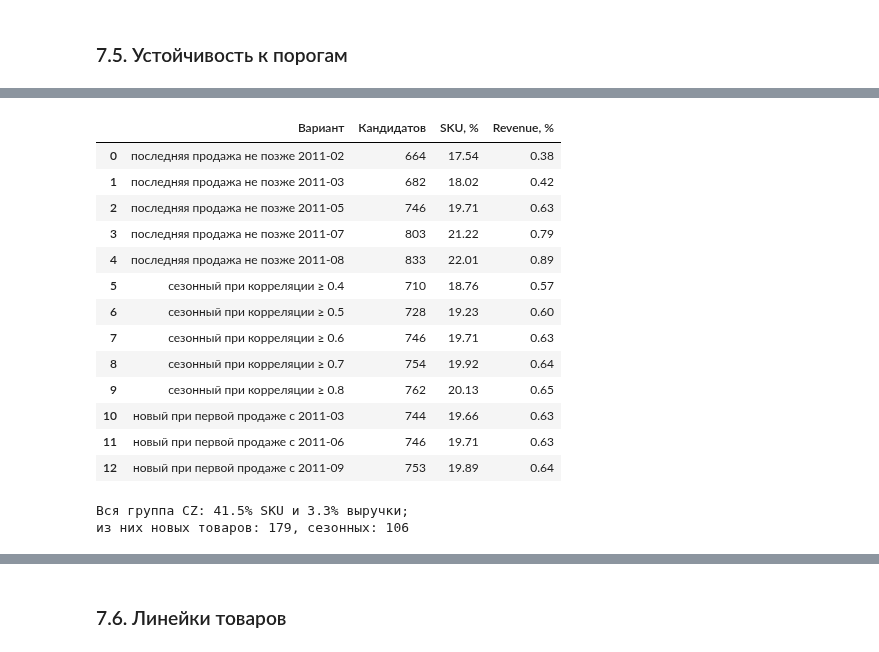
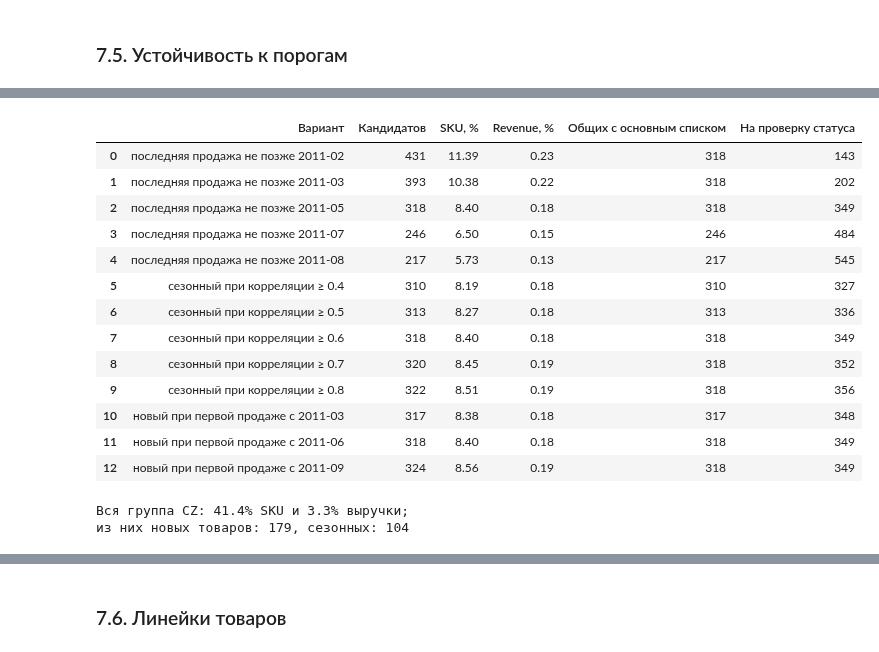
Before and after one commit to AnastasiaPatrusheva/Data-Analytics-Portfolio, a Jupyter notebook: abc-xyz-assortment/abc_xyz_analysis.ipynb, the cells around one changed output, grey strips where cells are left out. Drawn from its saved outputs; the diff is of its cells as text; code cells hidden in the pictures.

```diff
--- a/abc-xyz-assortment/abc_xyz_analysis.ipynb
+++ b/abc-xyz-assortment/abc_xyz_analysis.ipynb
@@ -1533,12 +1702,14 @@ C-товаров с частым A-партнёром: 584
 # %%
 REC_NEW = "Наблюдать: новый товар"
 REC_SEASONAL = "Оставить: сезонный спрос"
-REC_STOPPED = "Вывести: продаж нет 6+ месяцев"
+REC_STOPPED = "Проверить статус: продаж нет 6+ месяцев"
 REC_WEAK = "Кандидат на вывод: редкий хаотичный спрос"
 REC_COMPANION = "Ручная проверка: покупают вместе с A-товаром"
 REC_CHECK_STOCK = "Проверить наличие: продажи значимого товара прекратились"
 REC_KEEP = "Оставить"
-CANDIDATE_LABELS = [REC_STOPPED, REC_WEAK]
+CANDIDATE_LABELS = [REC_WEAK]
+# Товары без продаж не кандидаты сами по себе: сначала нужно узнать, сняты они или закончились на складе
+REVIEW_LABELS = [REC_WEAK, REC_STOPPED]
 
 
 def recommend(sku, max_orders=MAX_ORDERS, max_customers=MAX_CUSTOMERS):
@@ -1550,13 +1721,15 @@ def recommend(sku, max_orders=MAX_ORDERS, max_customers=MAX_CUSTOMERS):
     Args:
         sku: таблица товаров с классами и признаками.
         max_orders: порог числа заказов для «редкого спроса».
-        max_customers: порог числа покупателей для «редкого спроса».
+        max_customers: порог числа покупателей для «редкого спроса». Заказы без ID
+            считаются заказами разных покупателей, чтобы неизвестность не делала товар слабым.
 
     Returns:
         Series с текстом рекомендации по каждому StockCode.
     """
     is_c = sku["ABC"] == "C"
-    weak = (sku["Group"] == "CZ") & (sku["Orders"] <= max_orders) & (sku["Customers"] <= max_customers)
+    max_buyers = sku["Customers"] + sku["AnonymousOrders"]
+    weak = (sku["Group"] == "CZ") & (sku["Orders"] <= max_orders) & (max_buyers <= max_customers)
     conditions = [
         (sku["IsNew"], REC_NEW),
         (sku["Seasonal"], REC_SEASONAL),
@@ -1572,17 +1745,25 @@ def recommend(sku, max_orders=MAX_ORDERS, max_customers=MAX_CUSTOMERS):
 sku["Recommendation"] = recommend(sku)
 
 candidate_columns = ["Description", "ABC", "XYZ", "Group", "Revenue", "RevenueShare", "Quantity",
-                     "Orders", "Customers", "ActiveMonths", "LastSale", "Recommendation"]
+                     "Orders", "Customers", "AnonymousOrders", "ActiveMonths", "LastSale", "Recommendation"]
 candidates = sku.loc[sku["Recommendation"].isin(CANDIDATE_LABELS), candidate_columns].sort_values("Revenue")
+# В файл идут оба списка: кандидаты на вывод и товары на проверку статуса
+review_list = sku.loc[sku["Recommendation"].isin(REVIEW_LABELS), candidate_columns].sort_values("Revenue")
 # В файле доля выручки записана в процентах, а не дробью вида 4.5e-08
-export = candidates.rename(columns={"RevenueShare": "RevenueShare, %"})
+export = review_list.rename(columns={"RevenueShare": "RevenueShare, %"})
 export["RevenueShare, %"] = (export["RevenueShare, %"] * 100).round(4)
 export.to_csv("candidates.csv", encoding="utf-8-sig")
 
-print("Кандидатов на вывод:", len(candidates))
-display(candidates["Recommendation"].value_counts())
+display(review_list["Recommendation"].value_counts())
 print("Кандидатов, у которых все заказы без идентификатора покупателя:", (candidates["Customers"] == 0).sum())
+# Верхняя оценка покупателей не больше числа заказов, поэтому условие по покупателям почти повторяет условие по заказам
+only_orders = recommend(sku, max_customers=np.inf).isin(CANDIDATE_LABELS)
+print("Условие по покупателям дополнительно исключает:", (only_orders & ~sku["Recommendation"].isin(CANDIDATE_LABELS)).sum())
+# Повторяет ли товар прошлогодний рисунок, но заказов слишком мало, чтобы назвать его сезонным
+seasonal_unproven = sku["Recommendation"].isin(REVIEW_LABELS) & (sku["YoYCorr"] >= SEASONAL_CORR)
+print("В двух списках товаров с корреляцией не ниже порога, но без подтверждённой сезонности:",
+      sku.loc[seasonal_unproven, "Recommendation"].value_counts().to_dict())
 
-# По пять самых крупных товаров из каждой группы кандидатов
-display(candidates.groupby("Recommendation").tail(5).drop(columns="RevenueShare"))
+# По пять самых крупных товаров из каждого списка
+display(review_list.groupby("Recommendation").tail(5).drop(columns="RevenueShare"))
 # %% [output]
@@ -1615,14 +1799,21 @@ Name: count, dtype: int64
 # %% [markdown]
 ### 7.5. Устойчивость к порогам
 # %%
+main_candidates = set(sku.index[sku["Recommendation"].isin(CANDIDATE_LABELS)])
+
+
 def summarize_candidates(sku, label, **thresholds):
-    """Считает размер списка кандидатов для одного варианта порогов."""
-    is_candidate = recommend(sku, **thresholds).isin(CANDIDATE_LABELS)
+    """Считает размер и состав списка кандидатов для одного варианта порогов."""
+    recommendation = recommend(sku, **thresholds)
+    is_candidate = recommendation.isin(CANDIDATE_LABELS)
+    candidate_set = set(sku.index[is_candidate])
     return {
         "Вариант": label,
         "Кандидатов": is_candidate.sum(),
         "SKU, %": is_candidate.mean() * 100,
         "Revenue, %": sku.loc[is_candidate, "RevenueShare"].sum() * 100,
+        "Общих с основным списком": len(candidate_set & main_candidates),
+        "На проверку статуса": (recommendation == REC_STOPPED).sum(),
     }
 
 
@@ -1657,17 +1848,17 @@ print(f"из них новых товаров: {(is_cz & sku['IsNew']).sum()},
-|  | Вариант | Кандидатов | SKU, % | Revenue, % |
-| 0 | последняя продажа не позже 2011-02 | 664 | 17.54 | 0.38 |
-| 1 | последняя продажа не позже 2011-03 | 682 | 18.02 | 0.42 |
-| 2 | последняя продажа не позже 2011-05 | 746 | 19.71 | 0.63 |
-| 3 | последняя продажа не позже 2011-07 | 803 | 21.22 | 0.79 |
-| 4 | последняя продажа не позже 2011-08 | 833 | 22.01 | 0.89 |
-| 5 | сезонный при корреляции ≥ 0.4 | 710 | 18.76 | 0.57 |
-| 6 | сезонный при корреляции ≥ 0.5 | 728 | 19.23 | 0.60 |
-| 7 | сезонный при корреляции ≥ 0.6 | 746 | 19.71 | 0.63 |
-| 8 | сезонный при корреляции ≥ 0.7 | 754 | 19.92 | 0.64 |
-| 9 | сезонный при корреляции ≥ 0.8 | 762 | 20.13 | 0.65 |
-| 10 | новый при первой продаже с 2011-03 | 744 | 19.66 | 0.63 |
-| 11 | новый при первой продаже с 2011-06 | 746 | 19.71 | 0.63 |
-| 12 | новый при первой продаже с 2011-09 | 753 | 19.89 | 0.64 |
+|  | Вариант | Кандидатов | SKU, % | Revenue, % | Общих с основным списком | На проверку статуса |
+| 0 | последняя продажа не позже 2011-02 | 431 | 11.39 | 0.23 | 318 | 143 |
+| 1 | последняя продажа не позже 2011-03 | 393 | 10.38 | 0.22 | 318 | 202 |
+| 2 | последняя продажа не позже 2011-05 | 318 | 8.40 | 0.18 | 318 | 349 |
+| 3 | последняя продажа не позже 2011-07 | 246 | 6.50 | 0.15 | 246 | 484 |
+| 4 | последняя продажа не позже 2011-08 | 217 | 5.73 | 0.13 | 217 | 545 |
+| 5 | сезонный при корреляции ≥ 0.4 | 310 | 8.19 | 0.18 | 310 | 327 |
+| 6 | сезонный при корреляции ≥ 0.5 | 313 | 8.27 | 0.18 | 313 | 336 |
+| 7 | сезонный при корреляции ≥ 0.6 | 318 | 8.40 | 0.18 | 318 | 349 |
+| 8 | сезонный при корреляции ≥ 0.7 | 320 | 8.45 | 0.19 | 318 | 352 |
+| 9 | сезонный при корреляции ≥ 0.8 | 322 | 8.51 | 0.19 | 318 | 356 |
+| 10 | новый при первой продаже с 2011-03 | 317 | 8.38 | 0.18 | 317 | 348 |
+| 11 | новый при первой продаже с 2011-06 | 318 | 8.40 | 0.18 | 318 | 349 |
+| 12 | новый при первой продаже с 2011-09 | 324 | 8.56 | 0.19 | 318 | 349 |
-Вся группа CZ: 41.5% SKU и 3.3% выручки;
-из них новых товаров: 179, сезонных: 106
+Вся группа CZ: 41.4% SKU и 3.3% выручки;
+из них новых товаров: 179, сезонных: 104
 # %% [markdown]
```
Also changed, not shown: parts of 73 cells of this notebook, 6 other files.
